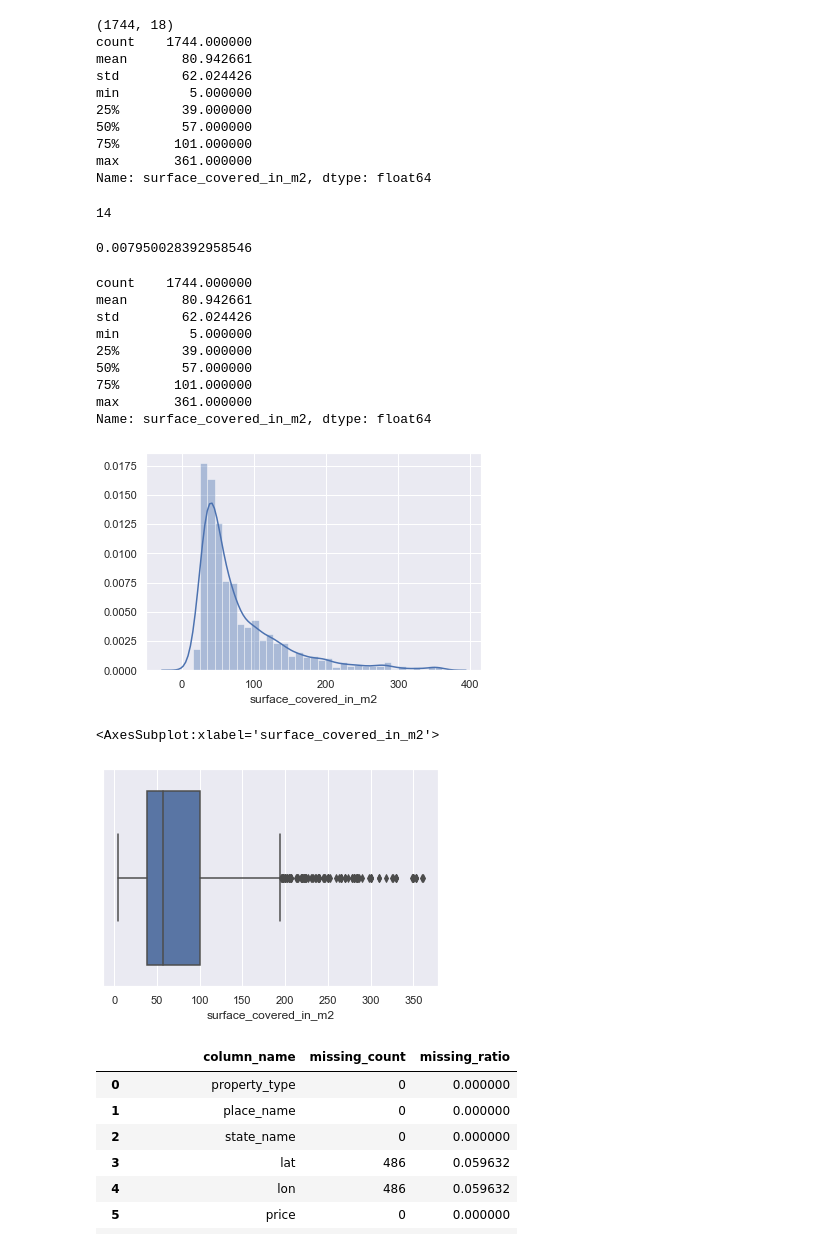
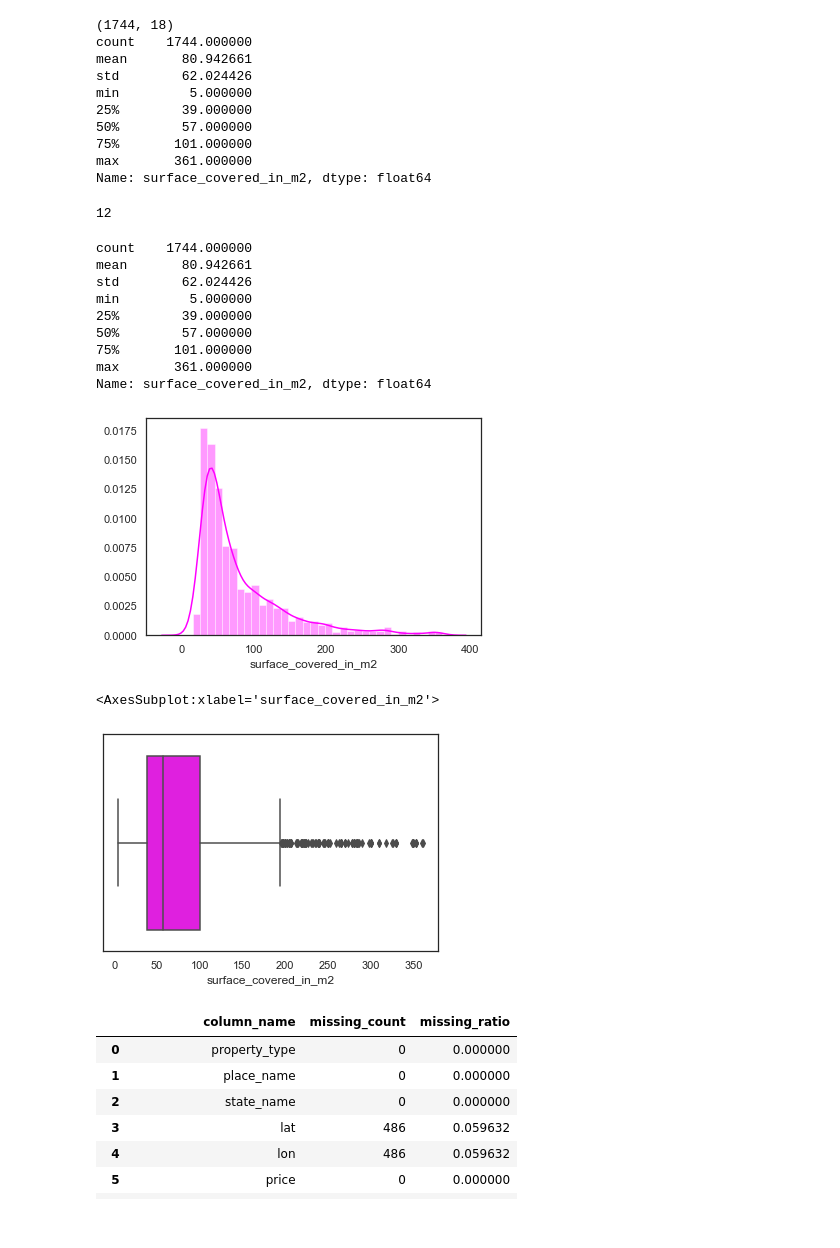
Before and after one commit to carlachka/grupo2dh, a Jupyter notebook: ws1/notebooks/belgrano.ipynb, the cells around one changed output. Cells and saved outputs as stored; diff of their text form; code cells hidden in the pictures.

```diff
--- a/ws1/notebooks/belgrano.ipynb
+++ b/ws1/notebooks/belgrano.ipynb
@@ -606,3 +512,5 @@ missing.plot.bar()
+# %%
+sns.set_style("white")
 # %%
 import scipy.stats as st #falta trabajar la dependiente!
 
@@ -905,0 +825,6 @@ Name: price_usd_per_m2, dtype: float64
+# %%
+#aplicamos el limite 10000 para la variable target price_usd_per_m2
+#al mismo tiempo descartamos los missings de esa variable
+#el nuevo data set solo usa los registros con price_usd_per_m2 no missing y menores a 10000 USD/m2
+belgrano = belgrano[belgrano['price_usd_per_m2']<= 10000]
+belgrano['price_usd_per_m2'].describe()
@@ -1065,8 +983,8 @@ El limite superior es : 197.5
 Un LS con 0.95 quantil pareceria dejar muchas observaciones fuera. Probamos con 0.90.
 # %%
 #Defino el rango intercuartil para observar el limite superior
-IQR_s = bel_clean['surface_covered_in_m2'].quantile(0.90) - bel_clean['surface_covered_in_m2'].quantile(0.25)
-LS_s = bel_clean['surface_covered_in_m2'].quantile(0.90) + 1.5*IQR_s
+IQR_s = belgrano['surface_covered_in_m2'].quantile(0.90) - belgrano['surface_covered_in_m2'].quantile(0.25)
+LS_s = belgrano['surface_covered_in_m2'].quantile(0.90) + 1.5*IQR_s
 print("El limite superior para quantile(0.90) es: ", round(LS_s,2))
 # %% [output]
 El limite superior para quantile(0.90) es:  361.25
@@ -1091,9 +1009,9 @@ Name: surface_covered_in_m2, dtype: float64
 # %% [output]
 100
 # %%
-bel_LS_s = bel_clean[bel_clean['surface_covered_in_m2']<= LS_s]
-print(bel_LS_s.shape)
-print(bel_LS_s['surface_covered_in_m2'].describe())
+belgrano = belgrano[belgrano['surface_covered_in_m2']<= LS_s]
+print(belgrano.shape)
+print(belgrano['surface_covered_in_m2'].describe())
 #bel_LS_s.head(2)
 # %% [output]
 (1744, 18)
@@ -1107,16 +1025,12 @@ min         5.000000
 max       361.000000
 Name: surface_covered_in_m2, dtype: float64
 # %%
-1761-1747 #Un LS de 365 saca 14 valores, es decir 0,01% de los valores
+1756-1744 #Un LS de 365 saca 12 valores, es decir 0,01% de los valores
 # %% [output]
-14
+12
-# %%
-14/1761
-# %% [output]
-0.007950028392958546
 # %%
-print(bel_LS_s.surface_covered_in_m2.describe()) #Observamos los valores de surface covered
-sns.distplot(bel_LS_s['surface_covered_in_m2'])
+print(belgrano.surface_covered_in_m2.describe()) #Observamos los valores de surface covered
+sns.distplot(belgrano['surface_covered_in_m2'],  color = 'fuchsia')
 plt.show()
 # %% [output]
 count    1744.000000
@@ -1128,10 +1042,10 @@ min         5.000000
 75%       101.000000
 max       361.000000
 Name: surface_covered_in_m2, dtype: float64
-[figure, old version]
+[figure, new version]
 # %%
-sns.boxplot(bel_LS_s['surface_covered_in_m2'])
+sns.boxplot(belgrano['surface_covered_in_m2'],  color = 'fuchsia')
 # %% [output]
 <AxesSubplot:xlabel='surface_covered_in_m2'>
-[figure, old version]
+[figure, new version]
 # %%
```
Also changed, not shown: parts of 227 cells of this notebook.
